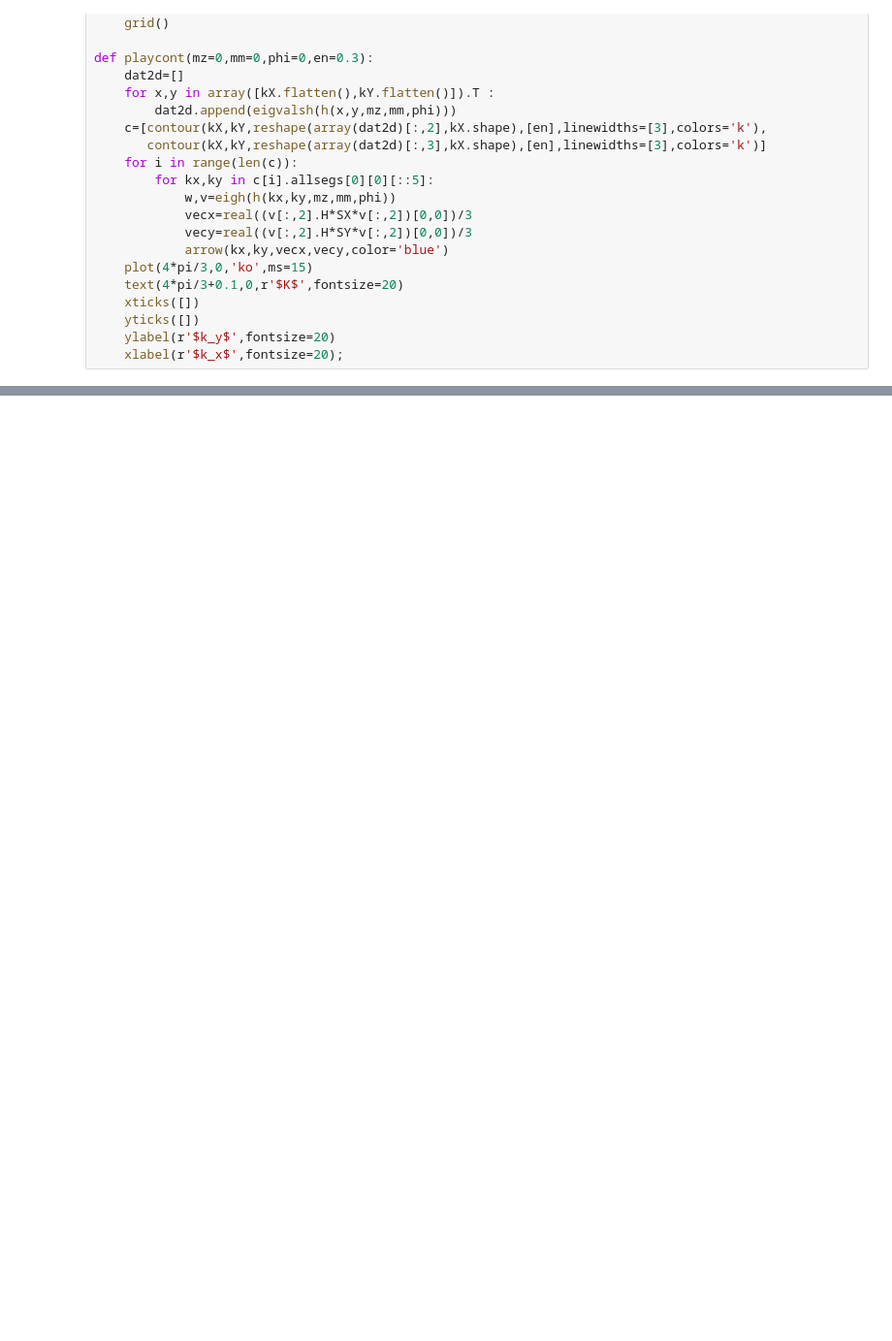
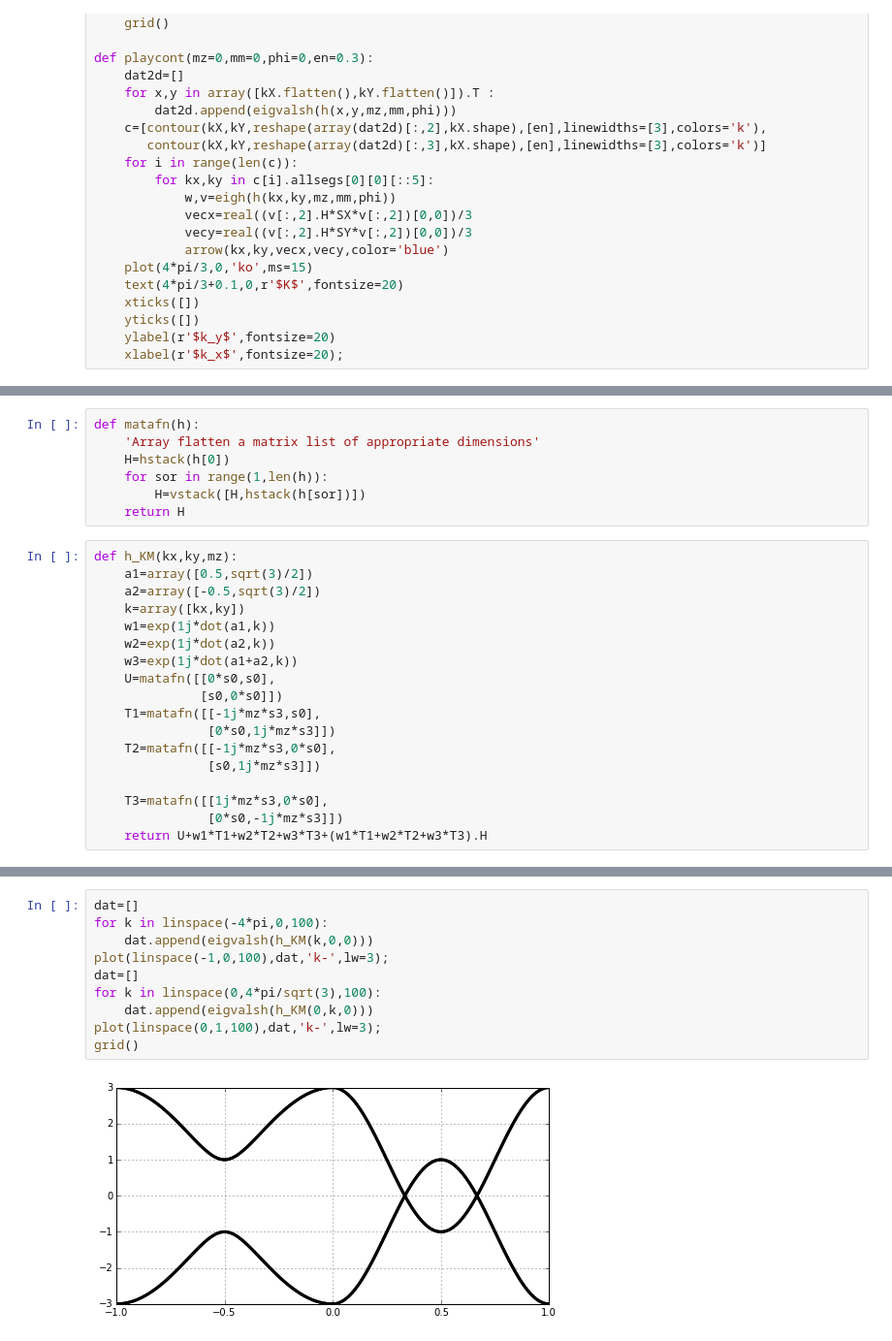
Before and after one commit to oroszl/graphene_BiTeI, a Jupyter notebook: graphene_so.ipynb, the cells around one changed output, grey strips where cells are left out. Shown: that part at 97% size. Cells and saved outputs as stored; diff of their text form; blank space fills up the shorter version.

```diff
--- a/graphene_so.ipynb
+++ b/graphene_so.ipynb
@@ -77,0 +110,25 @@ def abragyar(mz=0,mm=0,phi=0,en=0.3):
+# %%
+def matafn(h):
+    'Array flatten a matrix list of appropriate dimensions'
+    H=hstack(h[0])
+    for sor in range(1,len(h)):
+        H=vstack([H,hstack(h[sor])])
+    return H
+# %%
+def h_KM(kx,ky,mz):
+    a1=array([0.5,sqrt(3)/2])
+    a2=array([-0.5,sqrt(3)/2])
+    k=array([kx,ky])
+    w1=exp(1j*dot(a1,k))
+    w2=exp(1j*dot(a2,k))
+    w3=exp(1j*dot(a1+a2,k))
+    U=matafn([[0*s0,s0],
+              [s0,0*s0]])
+    T1=matafn([[-1j*mz*s3,s0],
+               [0*s0,1j*mz*s3]])
+    T2=matafn([[-1j*mz*s3,0*s0],
+               [s0,1j*mz*s3]])
+
+    T3=matafn([[1j*mz*s3,0*s0],
+               [0*s0,-1j*mz*s3]])
+    return U+w1*T1+w2*T2+w3*T3+(w1*T1+w2*T2+w3*T3).H
@@ -77,0 +151,12 @@ def abragyar(mz=0,mm=0,phi=0,en=0.3):
+# %%
+dat=[]
+for k in linspace(-4*pi,0,100):
+    dat.append(eigvalsh(h_KM(k,0,0)))
+plot(linspace(-1,0,100),dat,'k-',lw=3);
+dat=[]
+for k in linspace(0,4*pi/sqrt(3),100):
+    dat.append(eigvalsh(h_KM(0,k,0)))
+plot(linspace(0,1,100),dat,'k-',lw=3);
+grid()
+# %% [output]
+[figure, added]
```
Also changed, not shown: parts of 7 cells of this notebook, 5 other files.
